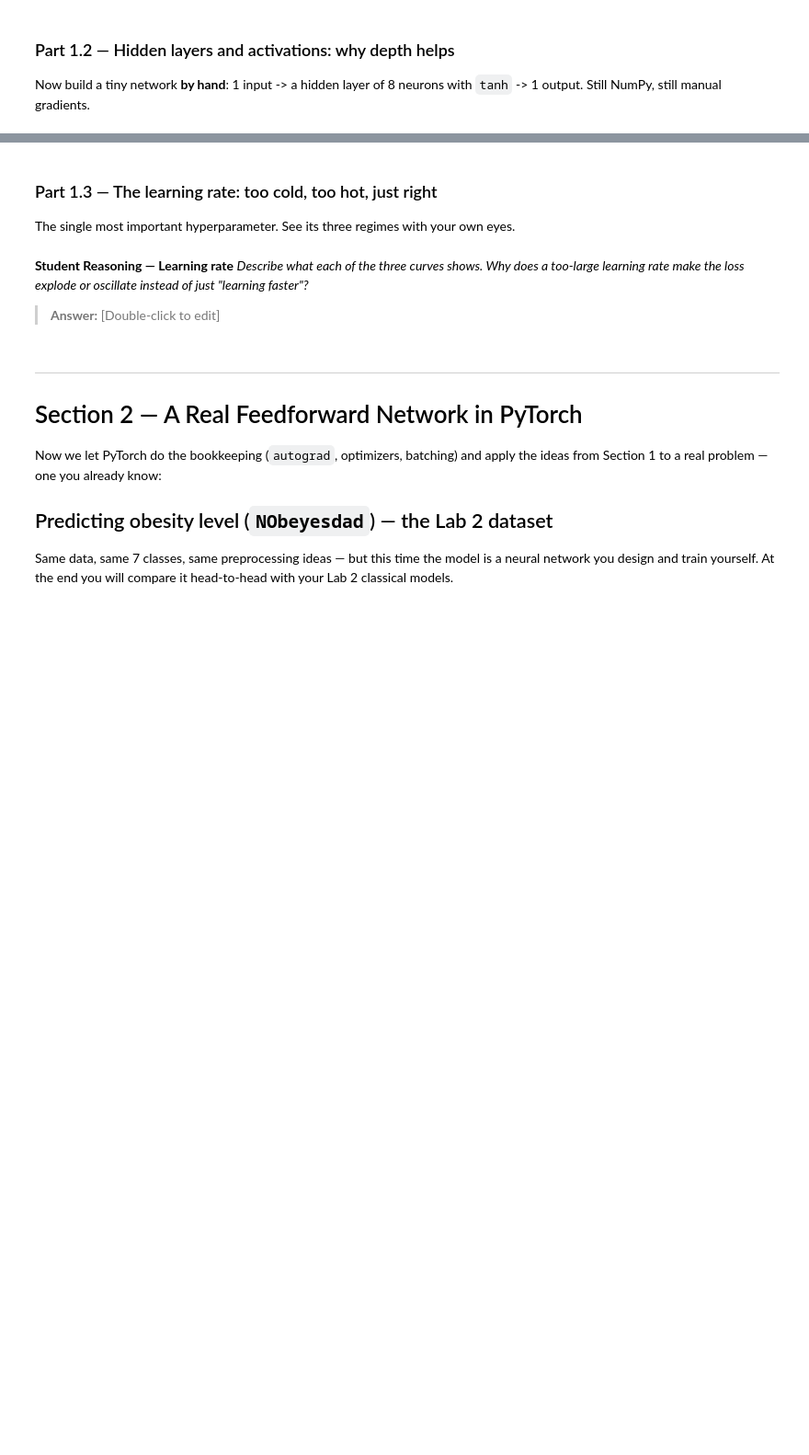
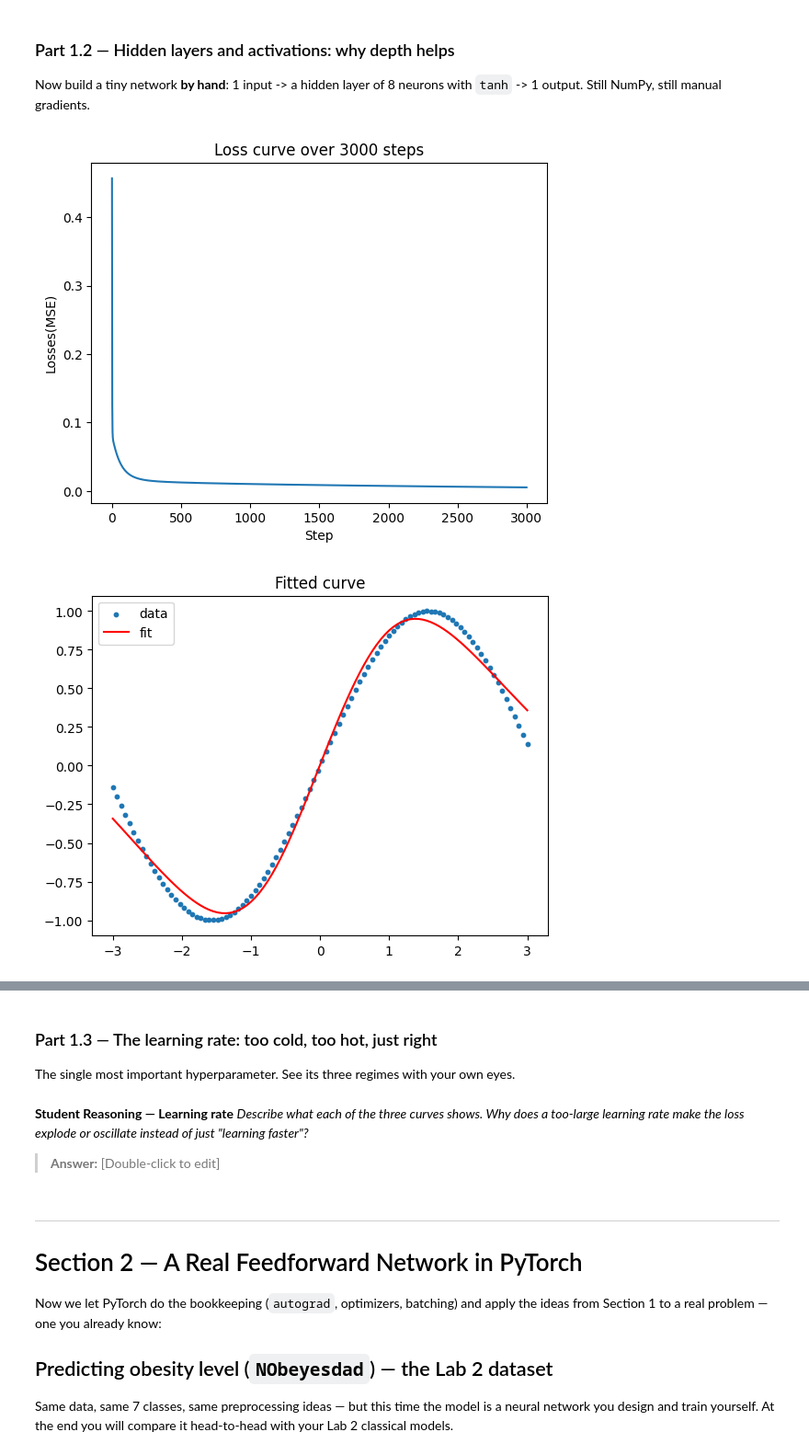
Before and after one commit to KingsleyNahyi/lab-3, a Jupyter notebook: Lab_3.ipynb, the cells around one changed output, grey strips where cells are left out. Shown at 92% size. Saved outputs shown, nothing was run; the diff lists cells and outputs as text; code cells hidden in the pictures; blank space fills up the shorter version.

```diff
--- a/Lab_3.ipynb
+++ b/Lab_3.ipynb
@@ -172,0 +148,58 @@ Now build a tiny network **by hand**: 1 input -> a hidden layer of 8 neurons wit
+# %%
+# TODO: Initialise parameters
+x = x.reshape(-1,1)
+y = y.reshape(-1,1)
+
+np.random.seed(0)
+lr = 0.05
+
+W1 = np.random.randn(1, 8) *0.5
+b1 = np.random.rand(8,) *0.5
+W2 = np.random.randn(8, 1) *0.5
+b2 = np.random.rand(1,) *0.5
+
+losses = []
+
+# TODO: Forward pass (keep the intermediate values — you need them for backprop):
+for step in range(3000):
+    z1 = x @ W1 + b1
+    h  = np.tanh(z1)  # hidden layer
+    y_hat = h @ W2 + b2
+    loss  = np.mean((y_hat - y) ** 2)               # MSE
+    losses.append(loss)
+
+# TODO: Backward pass (the chain rule, layer by layer):
+    d_yhat = 2 *(y_hat - y)
+    dW2 = np.mean(h*d_yhat, axis=0).reshape(8,1)
+    db2 = np.mean(d_yhat, axis=0)
+
+    dh = d_yhat @ W2.T
+    dz1 = dh * (1 -np.tanh(z1) **2)
+    dW1 = np.mean(x *dz1, axis=0).reshape(1,8)
+    db1 = np.mean(dz1, axis=0)
+
+    W1 -= lr * dW1
+    b1 -= lr * db1
+    W2 -= lr * dW2
+    b2 -= lr * db2
+
+plt.figure()
+plt.plot(losses)
+plt.xlabel('Step')
+plt.ylabel('Losses(MSE)')
+plt.title('Loss curve over 3000 steps')
+plt.show()
+
+
+plt.figure()
+plt.scatter(x,y, s=10, label ="data")
+plt.plot(x, y_hat, color ='red', label ='fit')
+plt.legend()
+plt.title("Fitted curve")
+plt.show()
+
+
+###without tanh
+# %% [output]
+[figure, added]
+[figure, added]
```
Also changed, not shown: parts of 5 cells of this notebook.
